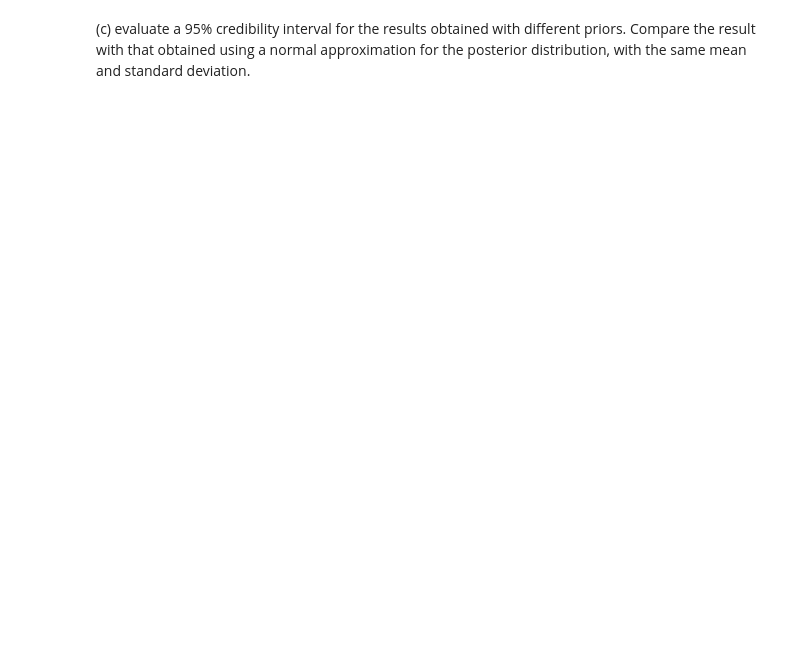
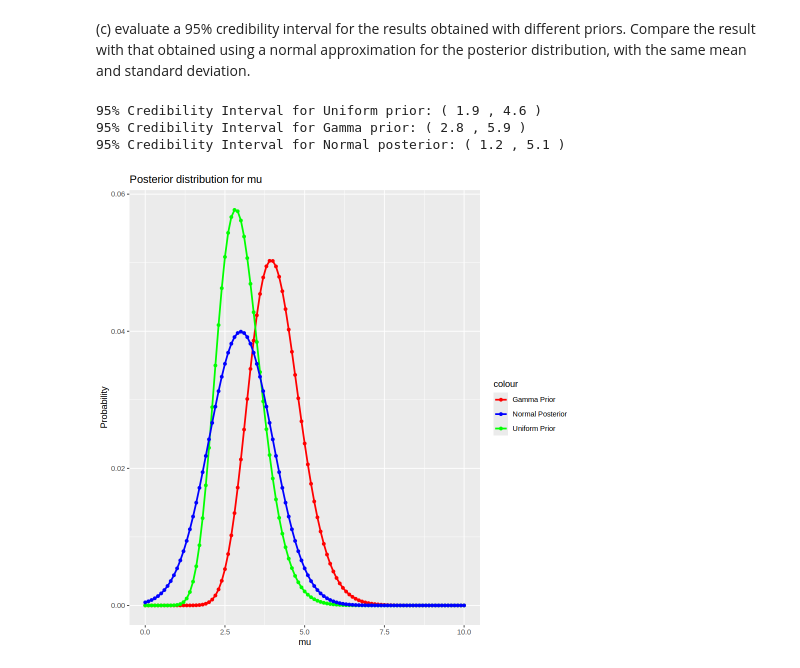
Before and after one commit to Kallo27/Advanced_statistics, a Jupyter notebook: Lab03/CalandraBuonaura_LorenzoRlab03.ipynb, the cells around one changed output. Cells and saved outputs as stored; diff of their text form; code cells hidden in the pictures; blank space fills up the shorter version.

```diff
--- a/Lab03/CalandraBuonaura_LorenzoRlab03.ipynb
+++ b/Lab03/CalandraBuonaura_LorenzoRlab03.ipynb
@@ -70,2 +167,56 @@ Numerical Variance: 0.5212406
 # %% [markdown]
 (c) evaluate a 95% credibility interval for the results obtained with different priors. Compare the result with that obtained using a normal approximation for the posterior distribution, with the same mean and standard deviation.
+# %%
+c_int <- function(val, int, param) {
+  low <- 0
+  up <- 0
+  a <- 1
+  b <- 1
+
+  limits <- c((1 - int) / 2, (1 + int) / 2)
+
+  while (low < limits[1]) {
+    low <- low + val[a]
+    a <- a + 1
+  }
+
+  while (up < limits[2]) {
+    up <- up + val[b]
+    b <- b + 1
+  }
+
+  return(c(param[a], param[b]))
+}
+
+norm_values <- dnorm(mu, mean = 3, sd = 1)
+const <- sum(norm_values)
+norm_values <- norm_values / const
+
+un_c_int <- c_int(post_values, 0.95, mu)
+gamma_c_int <- c_int(post_values_gamma, 0.95, mu)
+norm_c_int <- c_int(norm_values, 0.95, mu)
+
+cat("95% Credibility Interval for Uniform prior: (", un_c_int[1], ",", un_c_int[2], ")\n") # nolinter
+cat("95% Credibility Interval for Gamma prior: (", gamma_c_int[1], ",", gamma_c_int[2], ")\n") # nolinter
+cat("95% Credibility Interval for Normal posterior: (", norm_c_int[1], ",", norm_c_int[2], ")\n") # nolinter
+# %% [output]
+95% Credibility Interval for Uniform prior: ( 1.9 , 4.6 )
+95% Credibility Interval for Gamma prior: ( 2.8 , 5.9 )
+95% Credibility Interval for Normal posterior: ( 1.2 , 5.1 )
+# %%
+ggplot(data = data.frame(mu, post_values_gamma, post_values, norm_values),
+       aes(x = mu)) +
+  geom_point(aes(y = post_values_gamma, color = "Gamma Prior"), size = 1.5) +
+  geom_line(aes(y = post_values_gamma, color = "Gamma Prior"), linewidth = 1) +
+  geom_point(aes(y = post_values, color = "Uniform Prior"), size = 1.5) +
+  geom_line(aes(y = post_values, color = "Uniform Prior"), linewidth = 1) +
+  geom_point(aes(y = norm_values, color = "Normal Posterior"), size = 1.5) +
+  geom_line(aes(y = norm_values, color = "Normal Posterior"), linewidth = 1) +
+  labs(title = "Posterior distribution for mu",
+       x = "mu",
+       y = "Probability") +
+  scale_color_manual(values = c("red", "blue", "green"),
+                     labels = c("Gamma Prior", "Normal Posterior",
+                                "Uniform Prior"))
+# %% [output]
+[figure, added]
```
Also changed, not shown: parts of 23 cells of this notebook.
